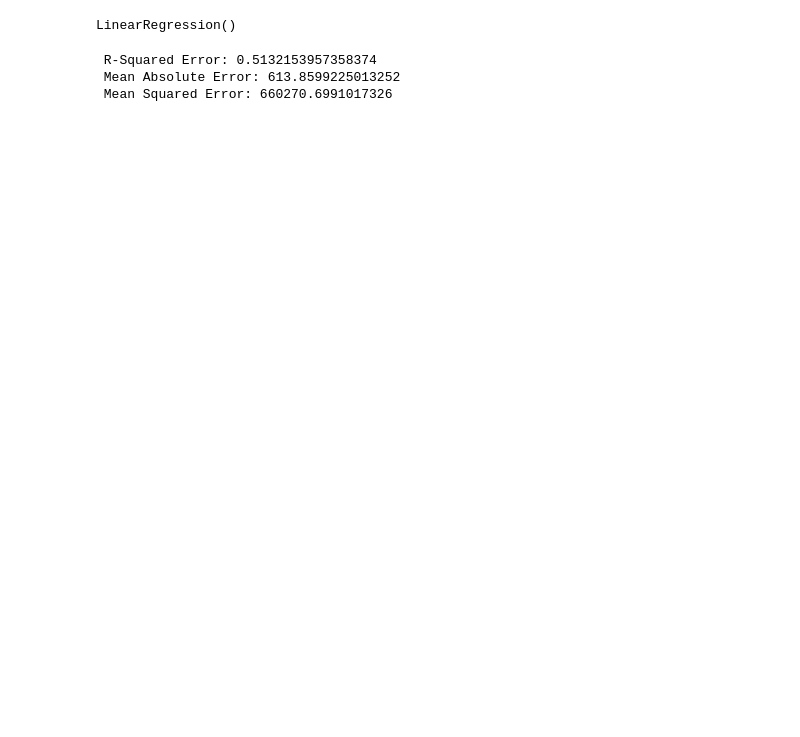
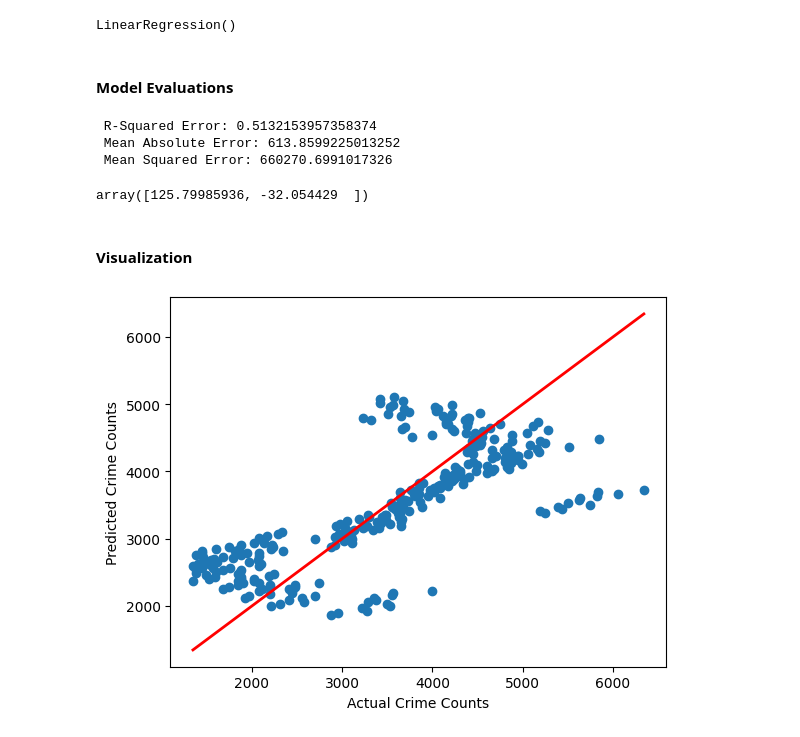
Before and after one commit to smusab9152/LA_Crime, a Jupyter notebook: Regression_Models.ipynb, the cells around one changed output. Saved outputs shown, nothing was run; the diff lists cells and outputs as text; code cells hidden in the pictures; blank space fills up the shorter version.

```diff
--- a/Regression_Models.ipynb
+++ b/Regression_Models.ipynb
@@ -202,7 +197,7 @@ The prediction model for looks good for r2 error of 0.78, meaning the model can
 X = crime_counts_multi.iloc[:,:-1]
 y = crime_counts_multi.iloc[:,-1]
 xtrain,xtest,ytrain,ytest = train_test_split(X,y,test_size = 0.2,random_state = 1)
-lr_2 = LinearRegression()
-lr_2.fit(xtrain,ytrain)
+multi_lr = LinearRegression()
+multi_lr.fit(xtrain,ytrain)
 # %% [output]
 LinearRegression()
@@ -209 +207,3 @@ LinearRegression()
+# %% [markdown]
+#### Model Evaluations
 # %%
@@ -220,3 +216,22 @@ print(f" R-Squared Error: {r2}\n",f"Mean Absolute Error: {mae}\n", f"Mean Square
  R-Squared Error: 0.5132153957358374
  Mean Absolute Error: 613.8599225013252
  Mean Squared Error: 660270.6991017326
+# %%
+multi_lr.coef_
+# %% [output]
+array([125.79985936, -32.054429  ])
+# %%
+pred_for_plot = multi_lr.predict(X)
+# %% [markdown]
+#### Visualization
+# %%
+#plotting a scatter plot with a regression line
+plt.scatter(y, pred_for_plot,label='Model Predictions')
+# Add a 45-degree line for reference (perfect prediction)
+perfect_line = np.linspace(y.min(), y.max(), 100)
+plt.plot(perfect_line, perfect_line, color='red', linestyle='-', linewidth=2, label='Perfect Prediction')
+plt.xlabel("Actual Crime Counts")
+plt.ylabel("Predicted Crime Counts")
+plt.show()
+# %% [output]
+[figure, added]
```
Also changed, not shown: parts of 57 cells of this notebook, 4 other files.
